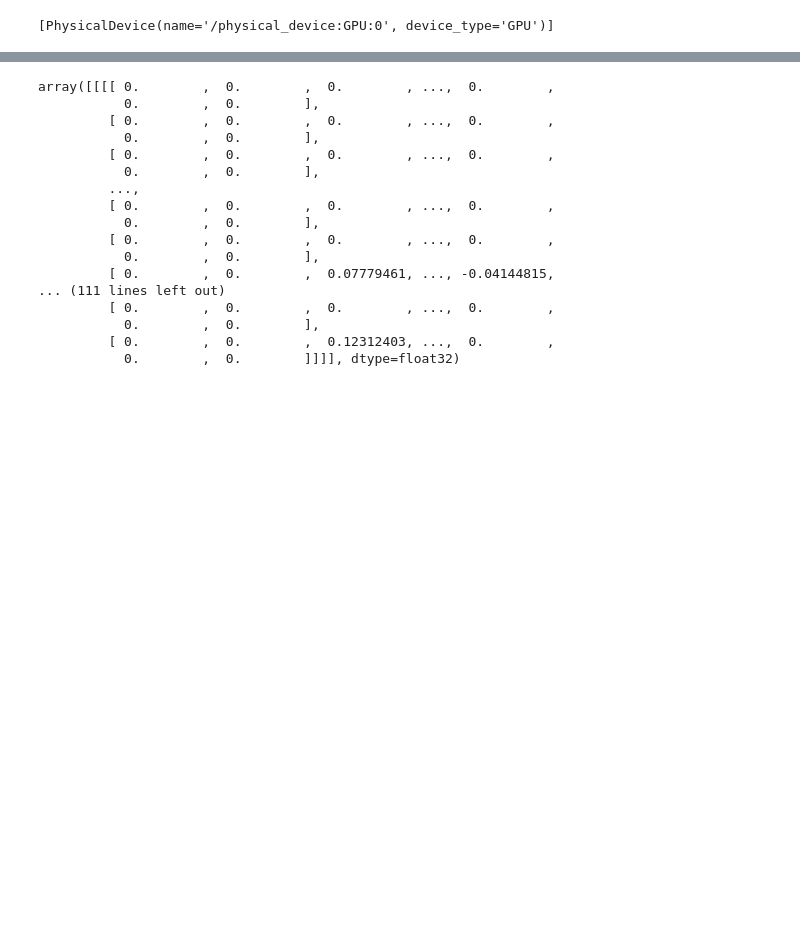
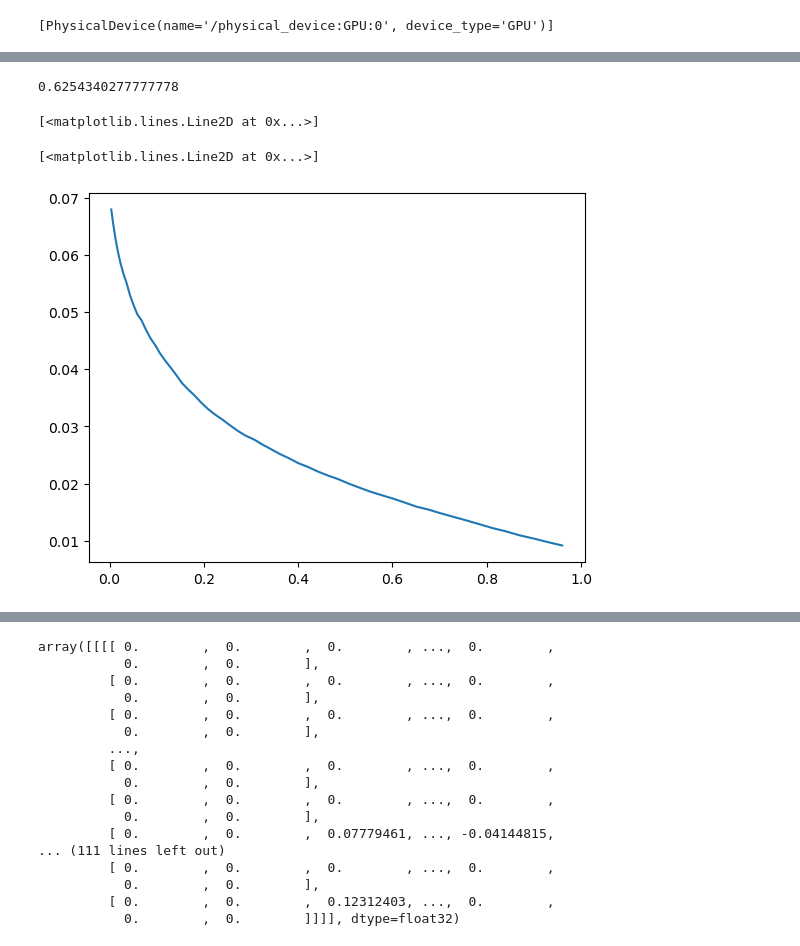
Before and after one commit to michaelpoluektov/tf-hybrid-pruning, a Jupyter notebook: cifar/Test.ipynb, the cells around one changed output, grey strips where cells are left out. Cells and saved outputs as stored; diff of their text form; code cells hidden in the pictures; blank space fills up the shorter version.

Commit message:
plot generation, performance analysis

```diff
--- a/cifar/Test.ipynb
+++ b/cifar/Test.ipynb
@@ -67,0 +67,55 @@ biasl = [
+# %%
+l = base_model.layers[bias3[-1]]
+k = l.kernel.numpy()
+get_decomp_weight(l, rank=[352,352]) / get_weight(l)
+# %% [output]
+0.6254340277777778
+# %%
+from sklearn.metrics import r2_score
+
+results = []
+
+for num, (b, w) in enumerate(zip([0, 3, 15], [51, 36, 44])):
+    l = base_model.layers[bias3[b]]
+    k = l.kernel.numpy()
+    o = k.shape[-1] // 64
+    stuff = []
+    stuff2 = []
+    stuff3 = []
+
+    for i in range(1, 57):
+        rank = [o * i, o * i]
+        newk = get_whatif(k, rank=rank, spar=100)
+        stuff.append(np.mean((k-newk).flatten()**2))
+        stuff2.append(get_decomp_weight(l, rank) / get_weight(l))
+
+        # Compute and store the R2 score
+        r2 = r2_score(k.flatten(), newk.flatten())
+        stuff3.append(r2)
+
+    results.append((stuff, stuff2, stuff3))
+# %%
+for num, (b, w) in enumerate(zip([0, 3, 15][1:2], [51, 36, 44][1:2])):
+    l = base_model.layers[bias3[b]]
+    k = l.kernel.numpy()
+    o = k.shape[-1] // 64
+    s = []
+    s2 = []
+    for i in tqdm(range(1, 57)):
+        rank = [o * i, o * i]
+        newk = get_whatif(k, rank=rank, spar=100)
+        s.append(np.percentile(abs((k-newk).flatten()), 99))
+        s2.append(get_decomp_weight(l, rank) / get_weight(l))
+# %%
+%matplotlib inline
+
+# Restore the default rcParams
+matplotlib.rcParams.update(matplotlib.rcParamsDefault)
+plt.plot(s,s2)
+# %% [output]
+[<matplotlib.lines.Line2D at 0x...>]
+# %%
+plt.plot(s2, s)
+# %% [output]
+[<matplotlib.lines.Line2D at 0x...>]
+[figure, added]
```
Also changed, not shown: parts of 44 cells of this notebook, 7 other files.
